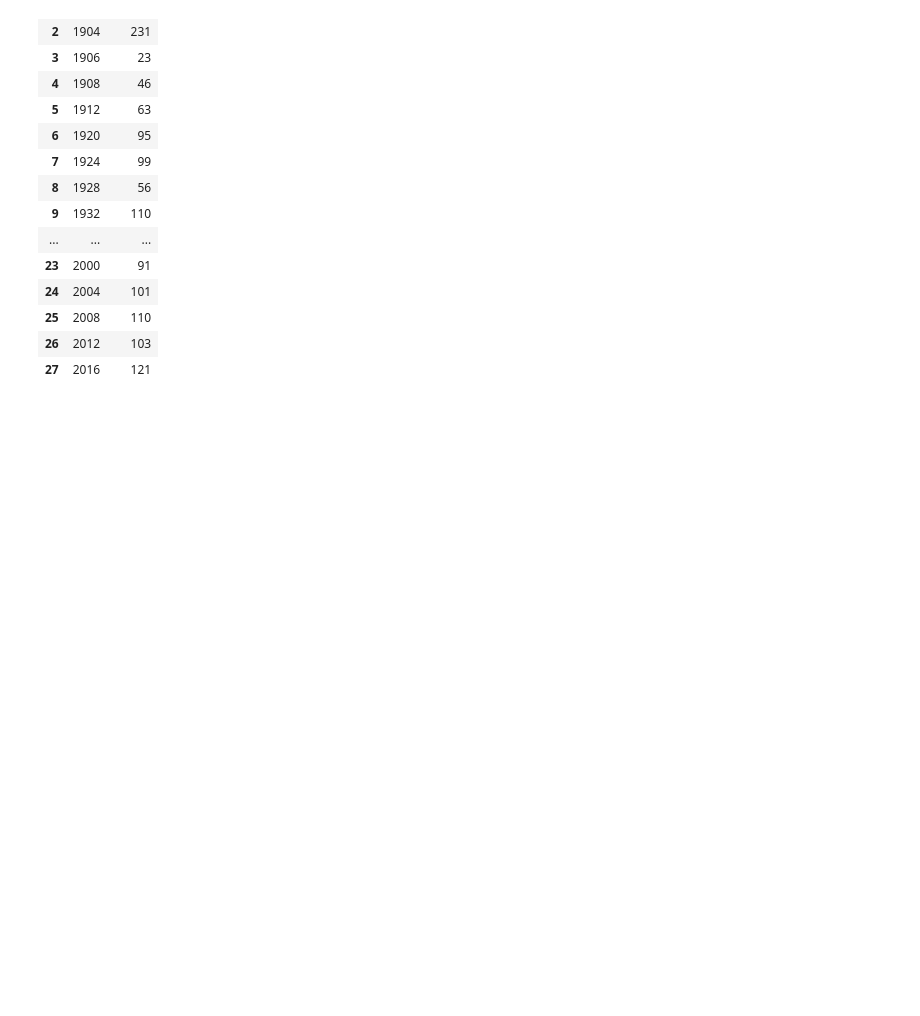
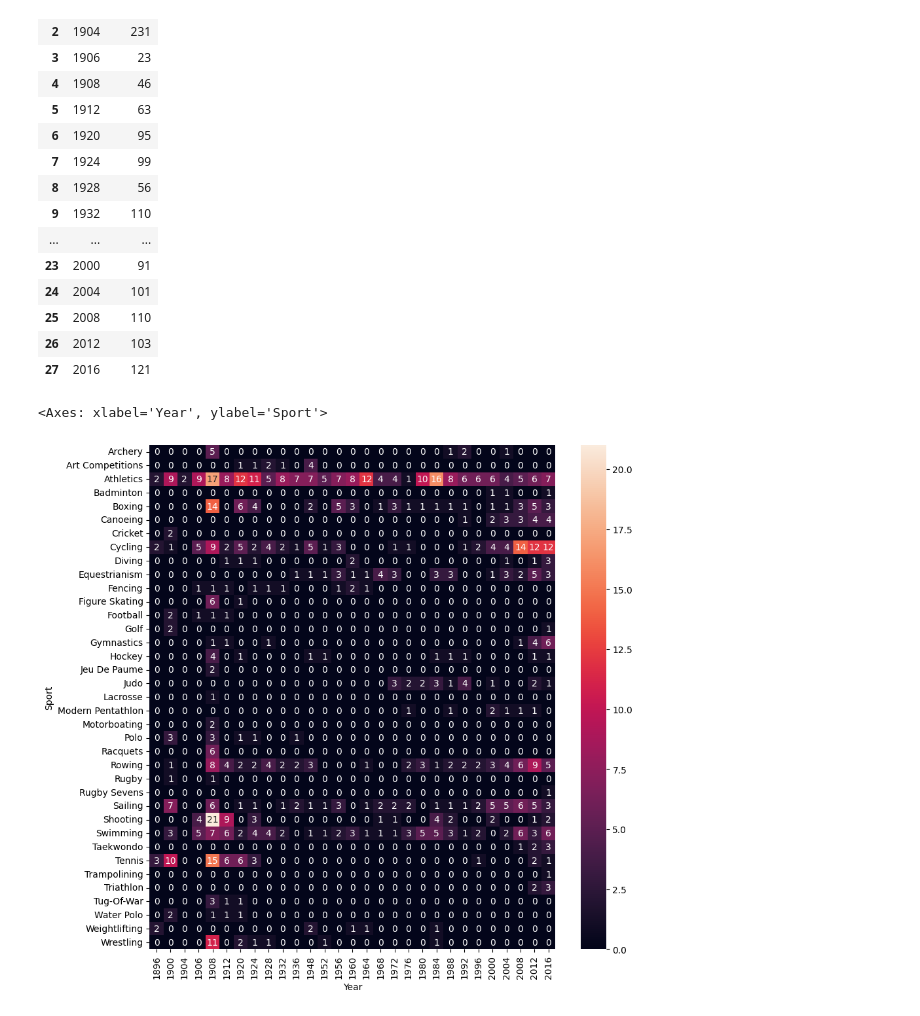
Before and after one commit to meetsudra11/olympics_dataanalysis, a Jupyter notebook: olympics.ipynb, the cells around one changed output. Cells and saved outputs as stored; diff of their text form; code cells hidden in the pictures; blank space fills up the shorter version.

```diff
--- a/olympics.ipynb
+++ b/olympics.ipynb
@@ -347,3 +345,11 @@ if user_menu == 'Country-wise Analysis':
 # %%
 fig = px.line(final_df, x='Year', y='Medal')
 fig.show()
+# %%
+# which sport does a particular country excels in
+plt.figure(figsize=(10,10))
+new_df = temp_df[temp_df['region']=='UK']
+sns.heatmap(new_df.pivot_table(index='Sport',columns='Year',values='Medal',aggfunc='count').fillna(0), annot=True)
+# %% [output]
+<Axes: xlabel='Year', ylabel='Sport'>
+[figure, added]
```
Also changed, not shown: parts of 13 cells of this notebook, 1 other file.
